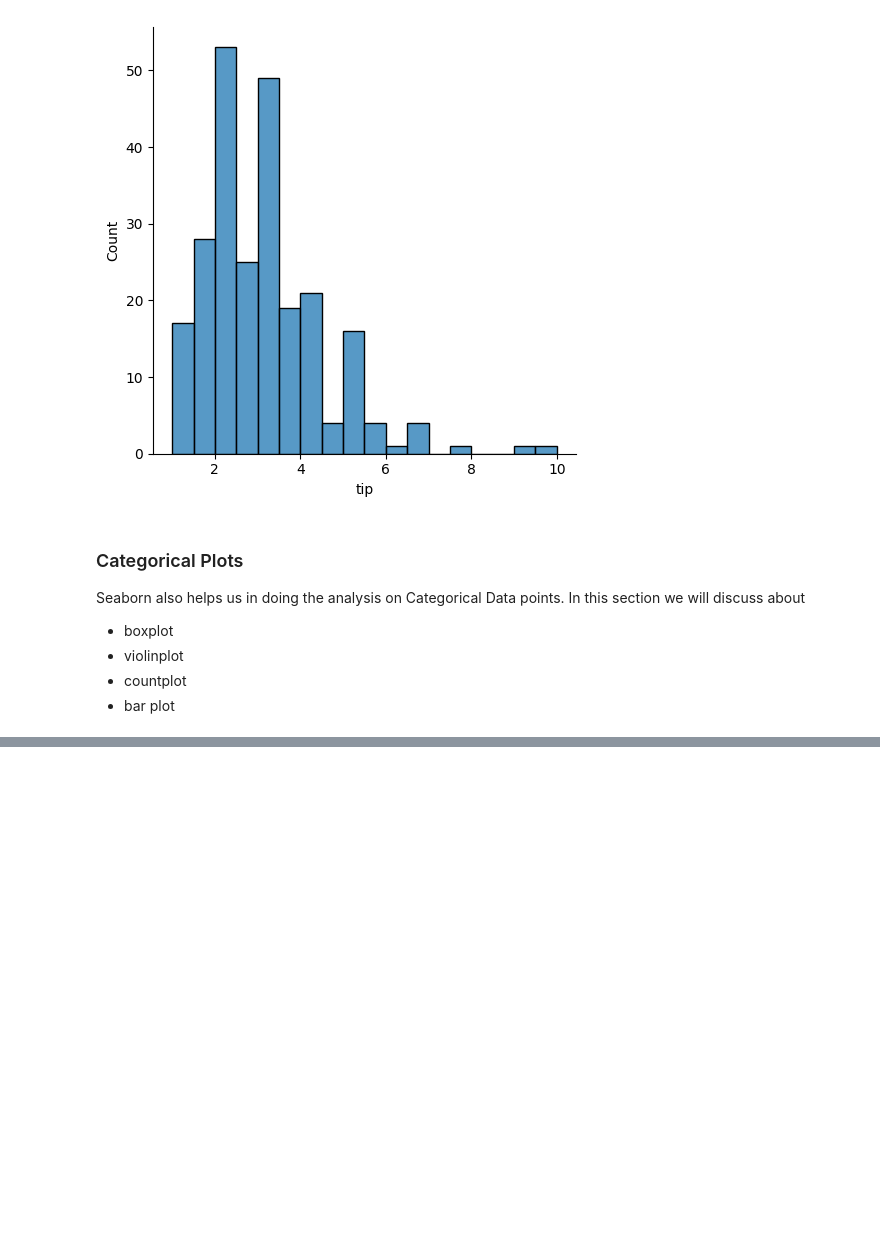
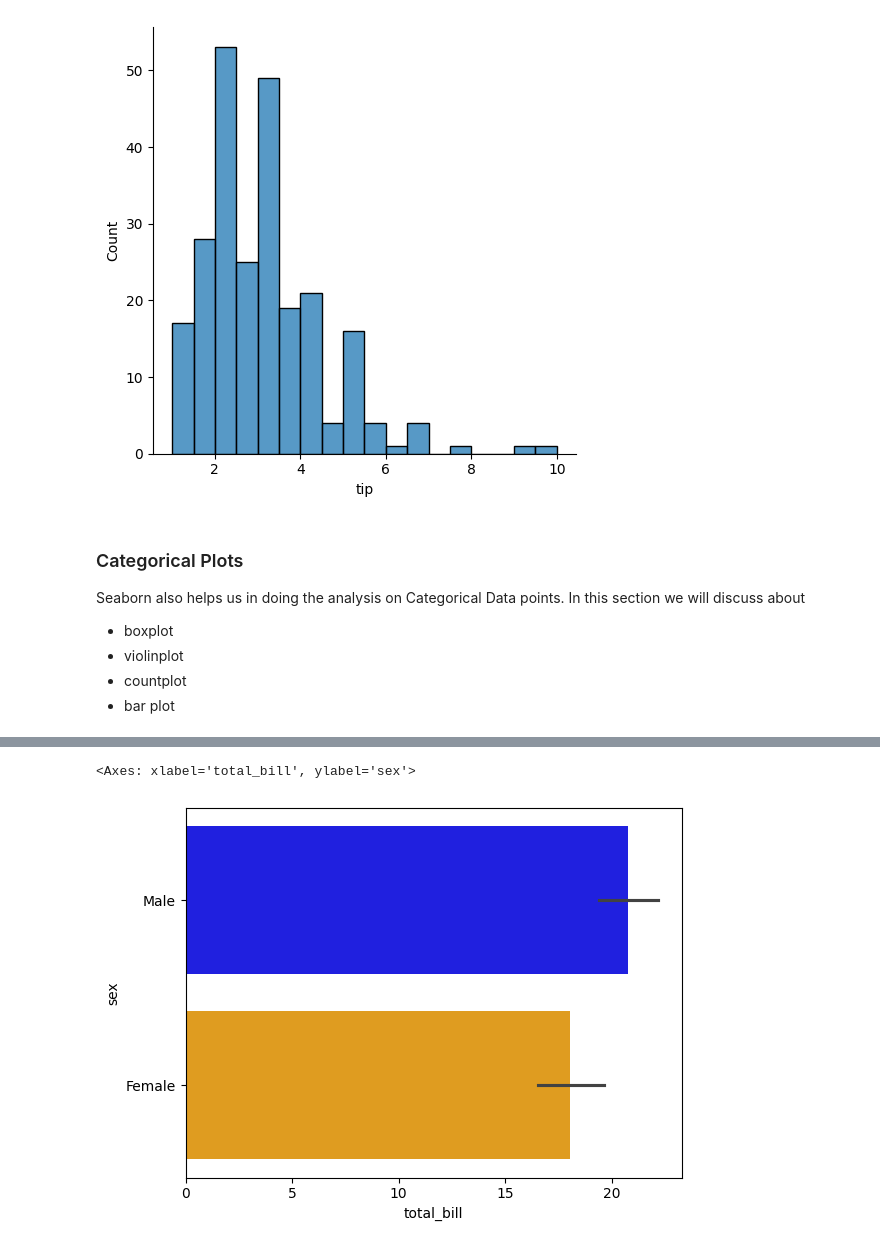
Before and after one commit to MukulSaini1911/Python-Codes, a Jupyter notebook: My_Python_Codes.ipynb, the cells around one changed output, grey strips where cells are left out. Drawn from its saved outputs; the diff is of its cells as text; code cells hidden in the pictures; blank space fills up the shorter version.

```diff
--- a/My_Python_Codes.ipynb
+++ b/My_Python_Codes.ipynb
@@ -794,0 +849,6 @@ Seaborn also helps us in doing the analysis on Categorical Data points. In this
+# %%
+## Bar plot
+sns.barplot(data=df, x='total_bill',y = 'sex', hue='sex', palette=['blue','orange'])
+# %% [output]
+<Axes: xlabel='total_bill', ylabel='sex'>
+[figure, added]
```
Also changed, not shown: parts of 18 cells of this notebook, 4 other files.
